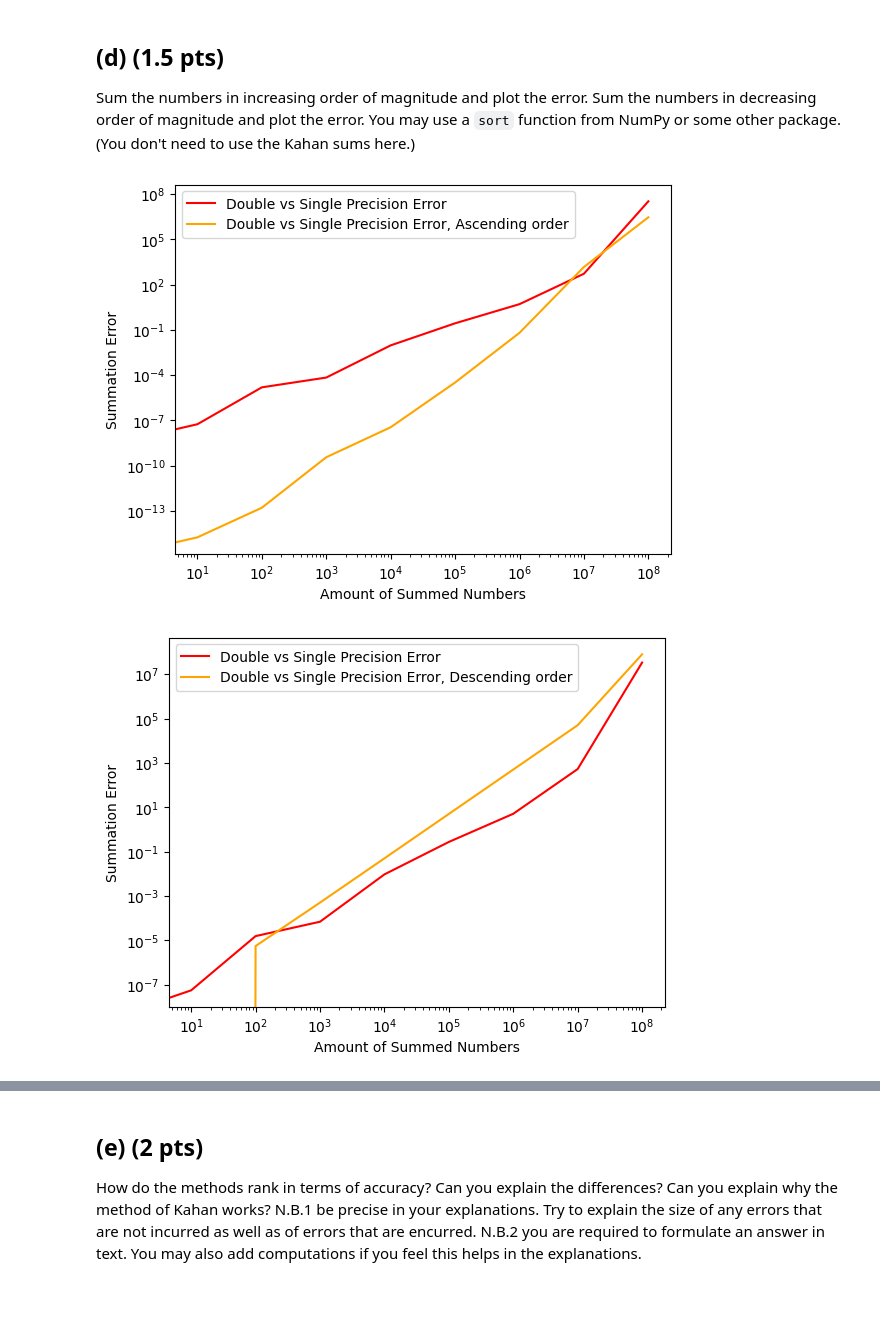
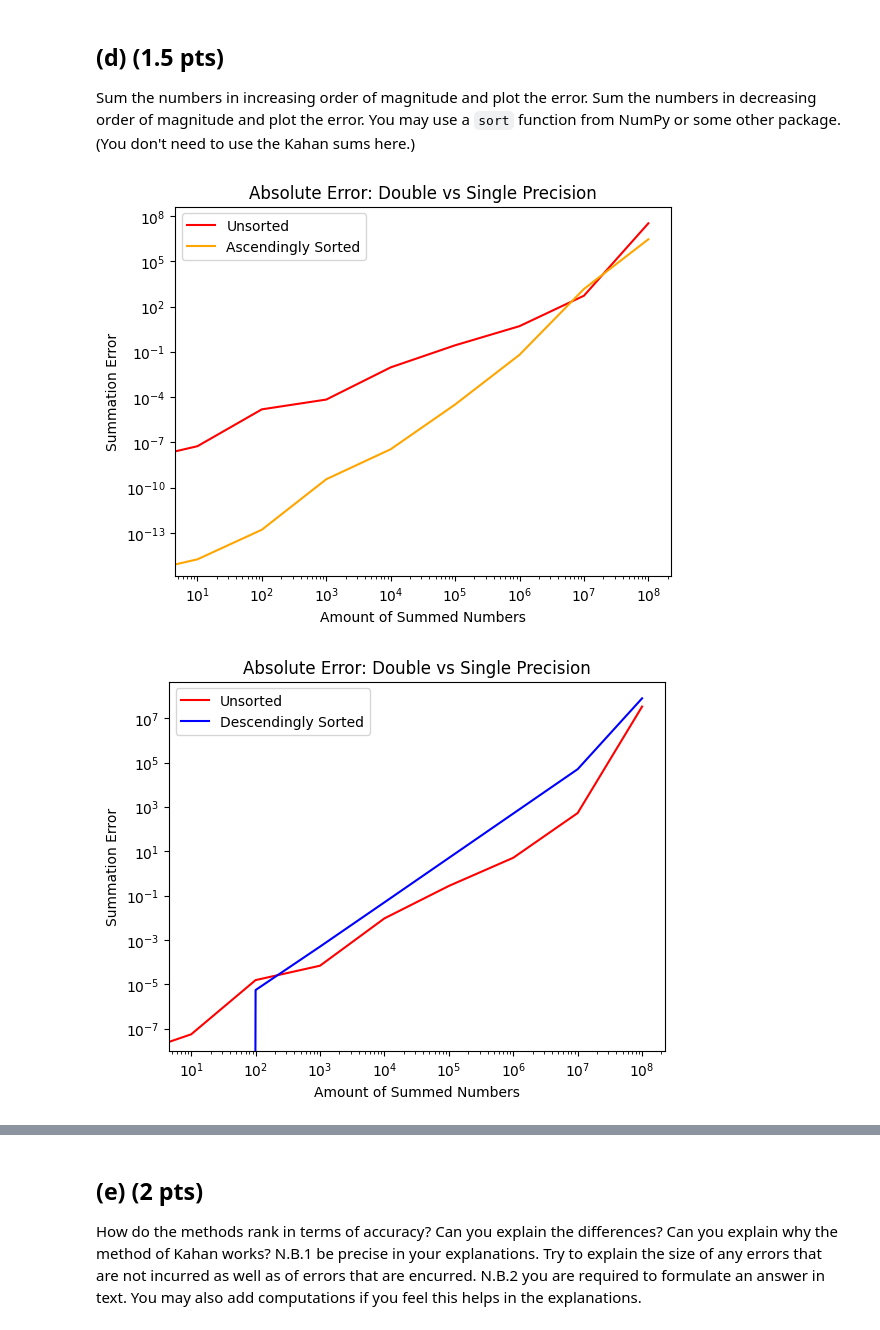
Before and after one commit to aM0NKE/NumericalAlgorithms, a Jupyter notebook: hw1_2022.ipynb, the cells around one changed output, grey strips where cells are left out. Saved outputs shown, nothing was run; the diff lists cells and outputs as text; code cells hidden in the pictures; blank space fills up the shorter version.

```diff
--- a/hw1_2022.ipynb
+++ b/hw1_2022.ipynb
@@ -153,0 +235,19 @@ Write your answer, using $\LaTeX$, in this box.
+# %%
+x=[0.2, 1.0, 2.0]
+y_hats = []
+# calculate forward error
+print("Forward Errors approx. Cos(x) for {}:".format(x))
+for x_i in x:
+    y = np.cos(x_i)
+    y_hat = 1 - (x_i**2/np.math.factorial(2)) + (x_i**4/np.math.factorial(4)) - (x_i**6/np.math.factorial(6))
+    y_hats.append(y_hat)
+    print(y_hat - y)
+
+# print(y_hats)
+
+# calculate backward error
+print("\nBackward Errors approx. Cos(x) for {}:".format(x))
+for x_i, y_hat_i in zip(x, y_hats):
+    x_hat = np.arccos(y_hat_i)
+    # print(x_hat)
+    print(x_hat - x_i)
@@ -263,24 +376,25 @@ rand_arr_des = rand_arr_sorted[::-1]
 # %%
 # Calculations with Ascending Array
 
 # Summation
 sum_single_asc = np.zeros(n_max)
 sum_double_asc = np.zeros(n_max)
 for n in range(1, n_max):
     sum_single_asc[n] = (summation_single_prec(rand_arr_asc[:int(n_values[n])]))
     sum_double_asc[n] = (summation_double_prec(rand_arr_asc[:int(n_values[n])]))
 diff_point_asc = np.abs(np.subtract(sum_double_asc, sum_single_asc))    # Finding the absolute difference
 
 # Visualizing the difference between Double and Simple summations in Ascending order
 # Note: We can see how error increases slowly, and becomes significant once numbers are getting bigger
-plt.loglog(n_values, diff_point, color='red', label=r"Double vs Single Precision Error")
-plt.loglog(n_values, diff_point_asc, color='orange', label=r"Double vs Single Precision Error, Ascending order")
+plt.loglog(n_values, diff_point, color='red', label=r"Unsorted")
+plt.loglog(n_values, diff_point_asc, color='orange', label=r"Ascendingly Sorted")
+plt.title("Absolute Error: Double vs Single Precision")
 plt.xlabel('Amount of Summed Numbers')
 plt.ylabel('Summation Error')
 plt.legend()
 plt.show()
 # %% [output]
-[figure, old version]
+[figure, new version]
 # %%
 # Calculations with Descending Array
 
@@ -292,14 +406,15 @@ for n in range(1, n_max):
     sum_double_des[n] = (summation_double_prec(rand_arr_des[:int(n_values[n])]))
 diff_point_des = np.abs(np.subtract(sum_double_des, sum_single_des))    # Finding the absolute difference
 
-# Visualizing the difference between Double and Simple summations in Ascending order
+# Visualizing the difference between Double and Simple summations in Descending order
 # Note: We can see how error is zero at the beginning as we add ones, where precision does not matter
 #       once we get to numbers which are close to 1 but are less then 1 the difference in precision grows drastically
-plt.loglog(n_values, diff_point, color='red', label=r"Double vs Single Precision Error")
-plt.loglog(n_values, diff_point_des, color='orange', label=r"Double vs Single Precision Error, Descending order")
+plt.loglog(n_values, diff_point, color='red', label=r"Unsorted")
+plt.loglog(n_values, diff_point_des, color='blue', label=r"Descendingly Sorted")
+plt.title("Absolute Error: Double vs Single Precision")
 plt.xlabel('Amount of Summed Numbers')
 plt.ylabel('Summation Error')
 plt.legend()
 plt.show()
 # %% [output]
-[figure, old version]
+[figure, new version]
```
Also changed, not shown: parts of 8 cells of this notebook, 1 other file.
